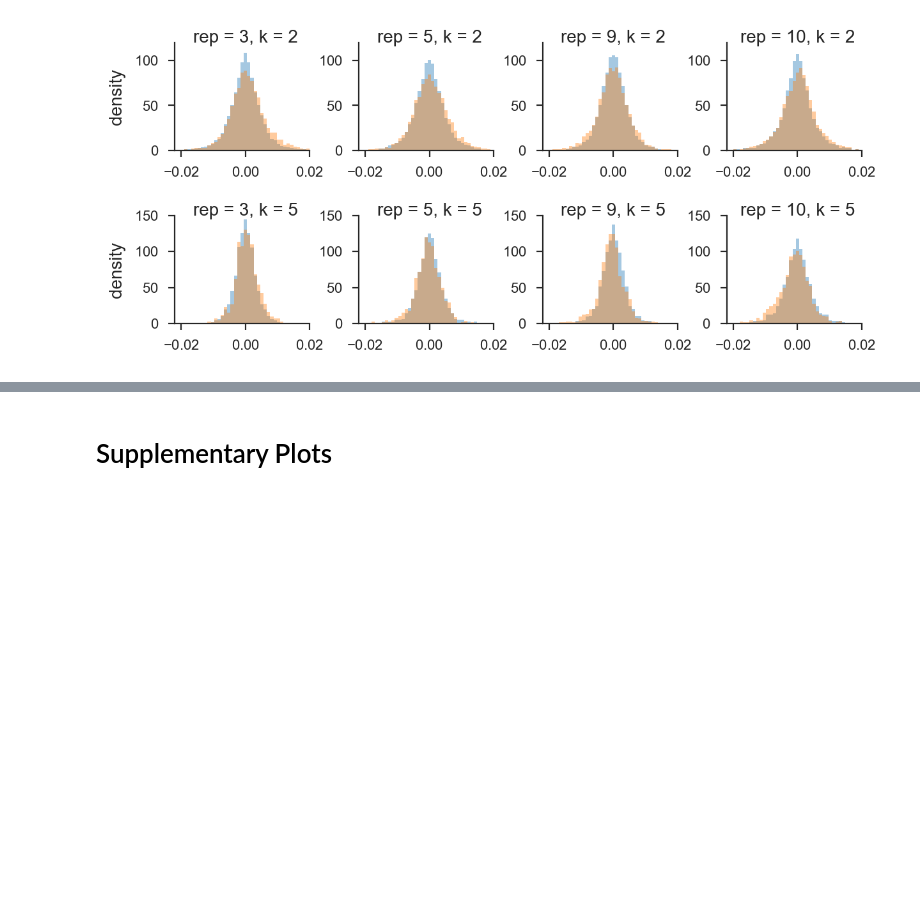
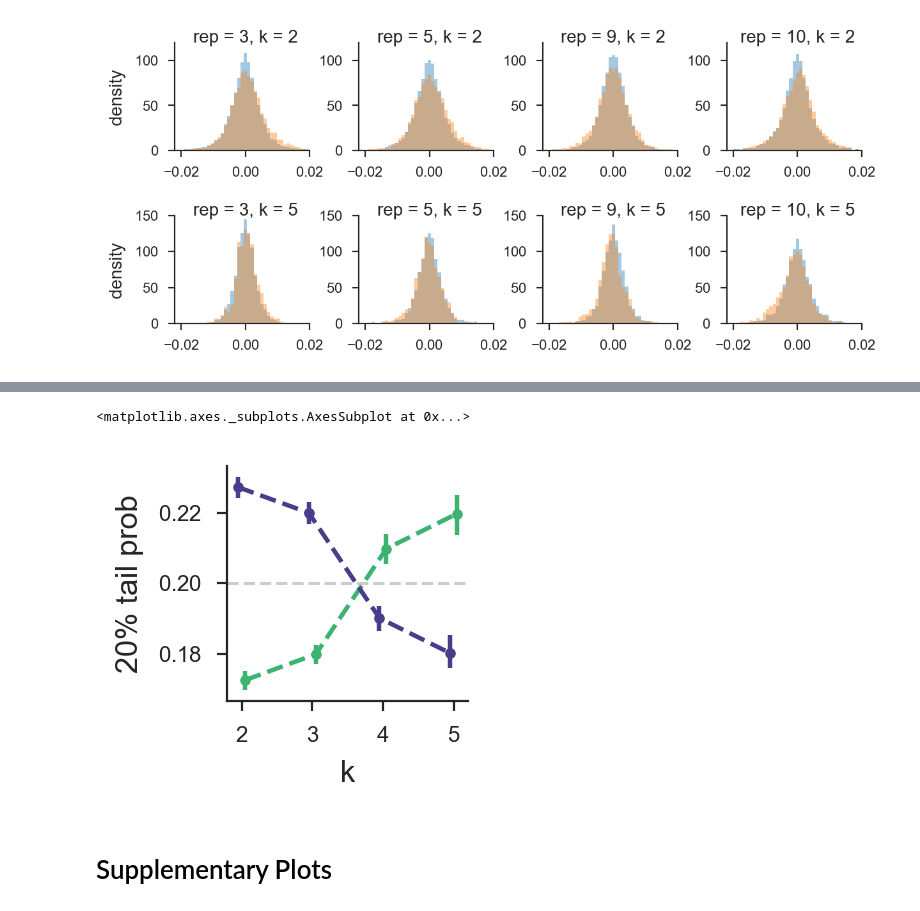
Before and after one commit to vsbuffalo/cvtk, a Jupyter notebook: notebooks/plots/plots.ipynb, the cells around one changed output, grey strips where cells are left out. Cells and saved outputs as stored; diff of their text form; code cells hidden in the pictures; blank space fills up the shorter version.

Commit message:
new plots

```diff
--- a/notebooks/plots/plots.ipynb
+++ b/notebooks/plots/plots.ipynb
@@ -674,5 +674,5 @@ else:
         empnull_tail_probs_bootstraps_20_seqid = np.load(f)
 
 
-stats_20 = np.array([tail_probs(np.diagonal(barghi_emp_null_seqid, k, 2, 3), np.diagonal(barghi_tile_covs, k, 1, 2), alpha=0.2)
+stats_20_seqid = np.array([tail_probs(np.diagonal(barghi_emp_null_seqid, k, 2, 3), np.diagonal(barghi_tile_covs, k, 1, 2), alpha=0.2)
                      for k in np.arange(1, T)])
@@ -681,3 +679,10 @@ stats_20 = np.array([tail_probs(np.diagonal(barghi_emp_null_seqid, k, 2, 3), np.
+# %%
+tail_probs_cis_20_seqid = bootstrap_ci(stats_20_seqid, empnull_tail_probs_bootstraps_20_seqid)
+
+plot_tail_probs(tail_probs_cis_20_seqid[:, 1:, :],  alpha=0.2)
+# %% [output]
+<matplotlib.axes._subplots.AxesSubplot at 0x...>
+[figure, added]
 # %% [markdown]
 # Supplementary Plots
 # %%
```
Also changed, not shown: parts of 3 cells of this notebook.
